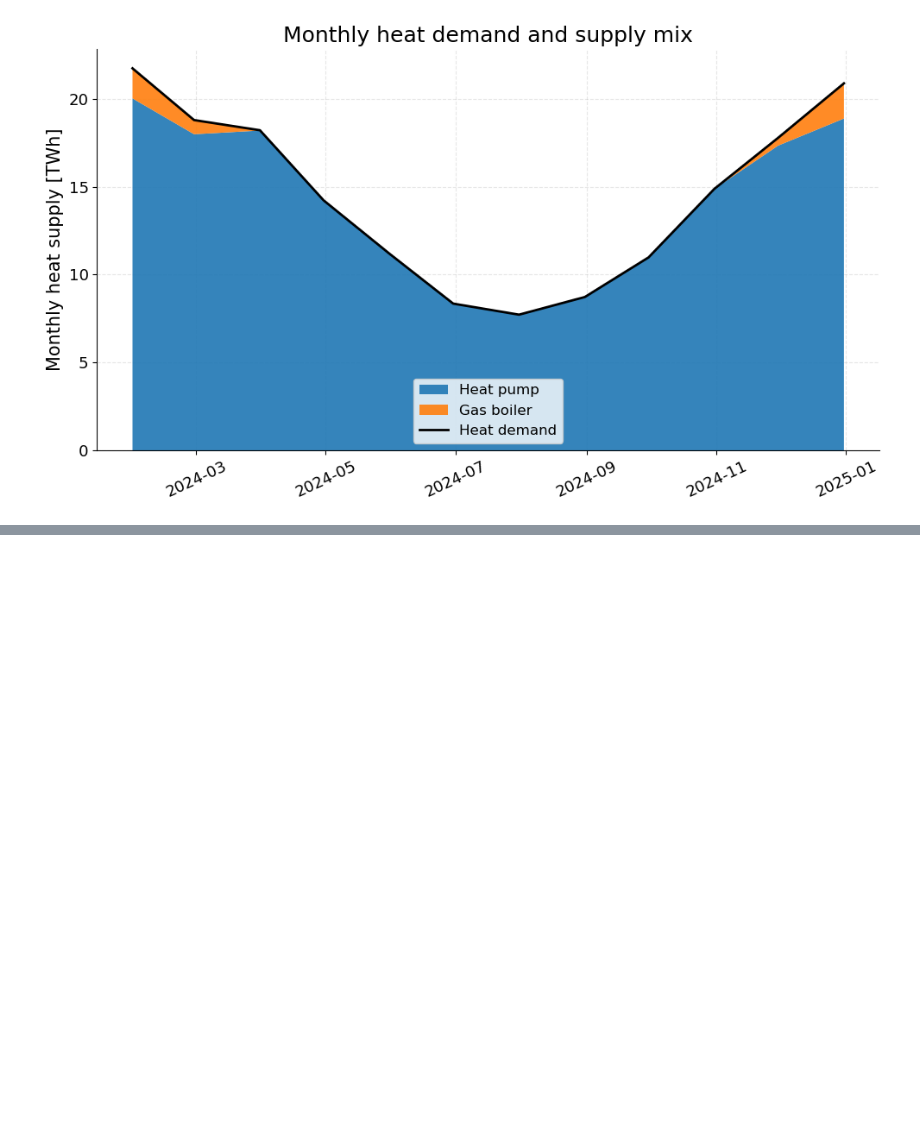
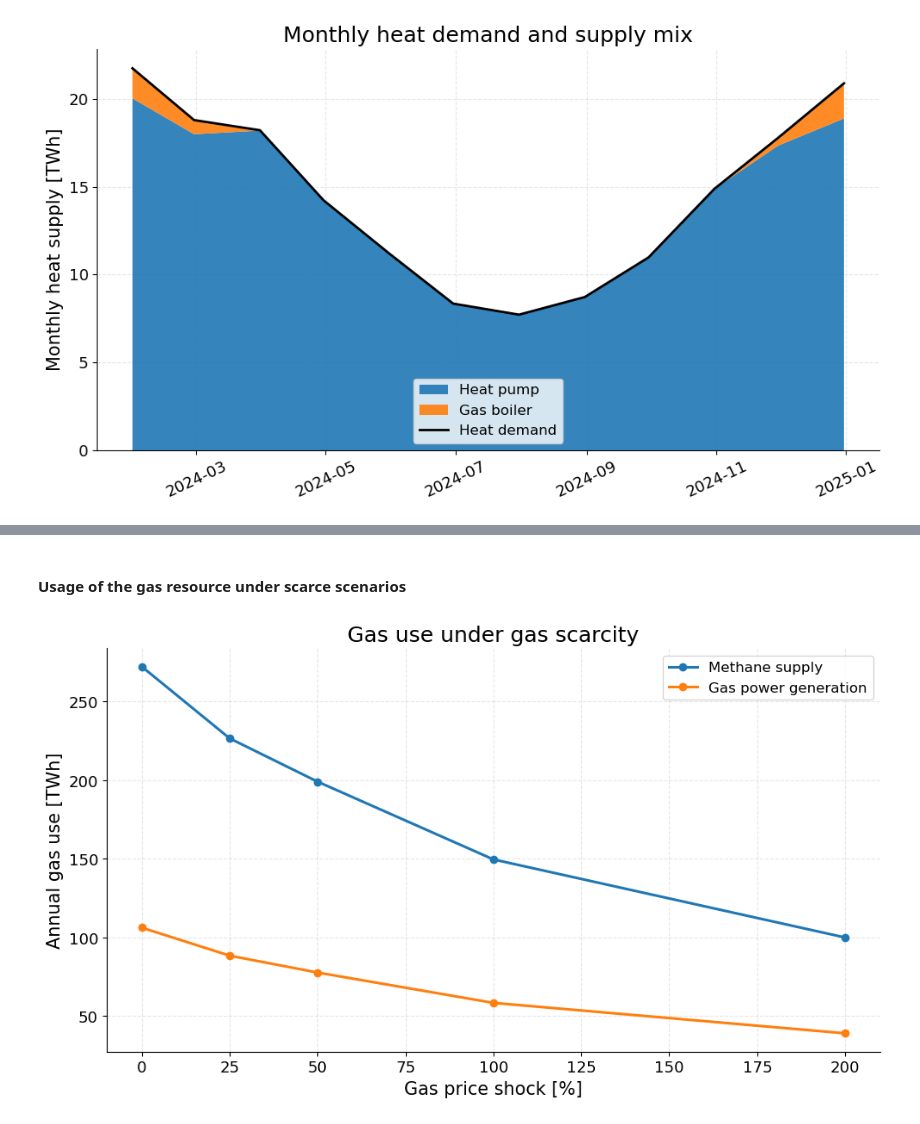
Before and after one commit to fortero23/Integrated_Energy_Grids, a Jupyter notebook: Modules/Assignment2.ipynb, the cells around one changed output, grey strips where cells are left out. Saved outputs shown, nothing was run; the diff lists cells and outputs as text; code cells hidden in the pictures; blank space fills up the shorter version.

```diff
--- a/Modules/Assignment2.ipynb
+++ b/Modules/Assignment2.ipynb
@@ -1671,0 +1842,29 @@ plt.show()
+# %% [markdown]
+#### Usage of the gas resource under scarce scenarios
+# %%
+gas_use_columns = {
+    "Methane supply": section_j_results_df["total_methane_supply_mwh_th"],
+    "Gas power generation": section_j_results_df["total_gas_power_generation_mwh"],
+}
+gas_scale, gas_unit = choose_scale(pd.concat(list(gas_use_columns.values())), "energy_mwh")
+
+fig, ax = plt.subplots(figsize=(10, 5.8))
+for label, series in gas_use_columns.items():
+    ax.plot(
+        section_j_results_df["gas_price_shock_pct"],
+        series / gas_scale,
+        marker="o",
+        linewidth=2.2,
+        markersize=6,
+        label=label,
+    )
+ax.set_xlabel("Gas price shock [%]", fontsize=15)
+ax.set_ylabel(f"Annual gas use [{gas_unit}]", fontsize=15)
+ax.set_title("Gas use under gas scarcity", fontsize=18)
+style_axes(ax)
+ax.legend(fontsize=12, frameon=True)
+fig.tight_layout()
+fig.savefig(PLOTS_DIR / "section_j_gas_use_vs_gas_shock.png", dpi=300)
+plt.show()
+# %% [output]
+[figure, added]
```
Also changed, not shown: parts of 11 cells of this notebook.
